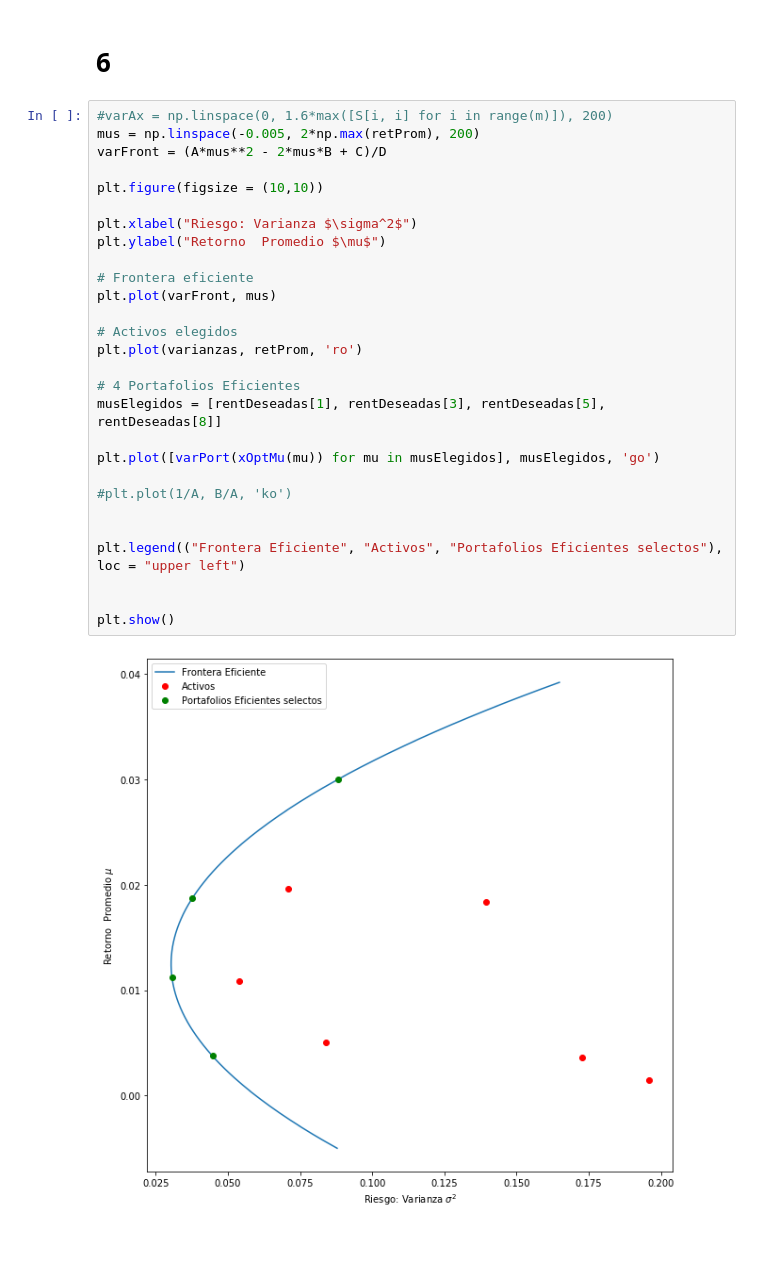
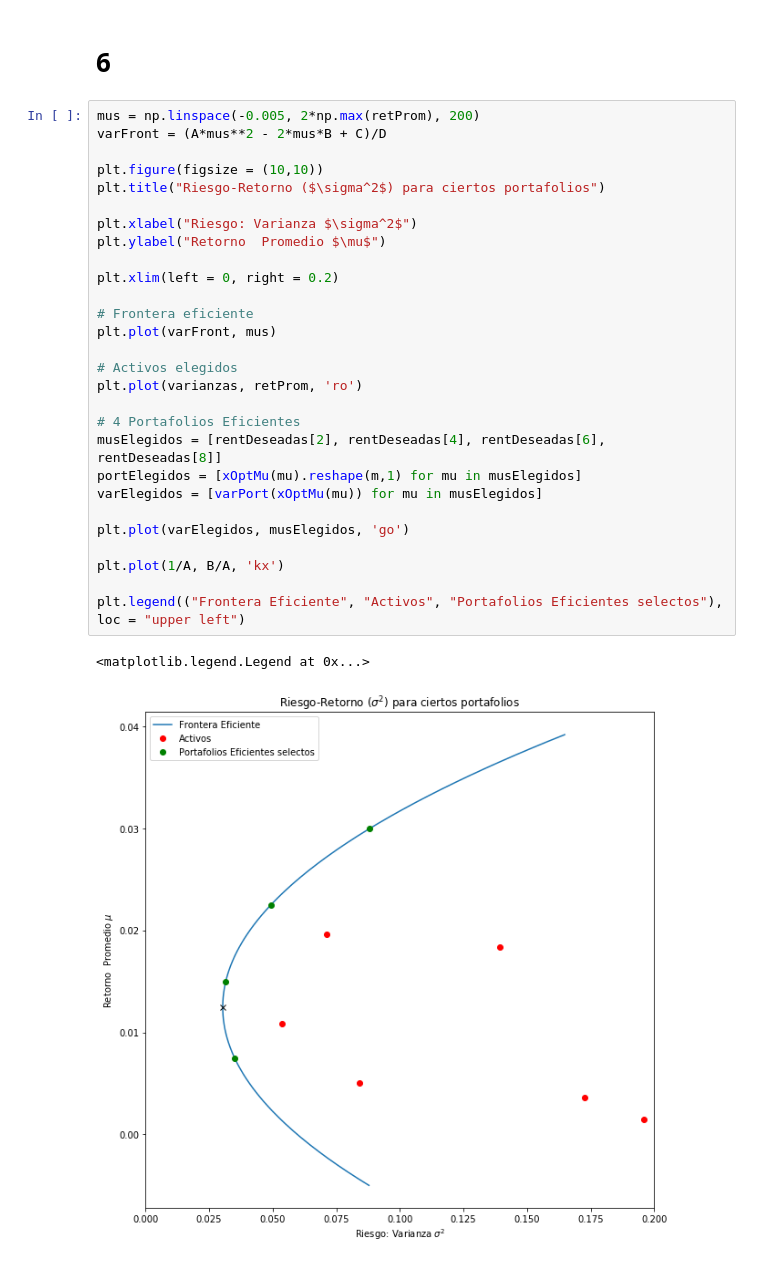
Before and after one commit to Cohnan/FinancialAdministrationModels, a Jupyter notebook: Proyecto 1 - Sebastian Puerto.ipynb, the cells around one changed output. Saved outputs shown, nothing was run; the diff lists cells and outputs as text.

```diff
--- a/Proyecto 1 - Sebastian Puerto.ipynb
+++ b/Proyecto 1 - Sebastian Puerto.ipynb
@@ -228,32 +228,33 @@ En todos los portafolios hay posiciones en corto para al menos un activo.
 # %% [markdown]
 # 6
 # %%
-#varAx = np.linspace(0, 1.6*max([S[i, i] for i in range(m)]), 200)
 mus = np.linspace(-0.005, 2*np.max(retProm), 200)
 varFront = (A*mus**2 - 2*mus*B + C)/D
 
 plt.figure(figsize = (10,10))
+plt.title("Riesgo-Retorno ($\sigma^2$) para ciertos portafolios")
 
 plt.xlabel("Riesgo: Varianza $\sigma^2$")
 plt.ylabel("Retorno  Promedio $\mu$")
+
+plt.xlim(left = 0, right = 0.2)
 
 # Frontera eficiente
 plt.plot(varFront, mus)
 
 # Activos elegidos
 plt.plot(varianzas, retProm, 'ro')
 
 # 4 Portafolios Eficientes
-musElegidos = [rentDeseadas[1], rentDeseadas[3], rentDeseadas[5], rentDeseadas[8]]
+musElegidos = [rentDeseadas[2], rentDeseadas[4], rentDeseadas[6], rentDeseadas[8]]
+portElegidos = [xOptMu(mu).reshape(m,1) for mu in musElegidos]
+varElegidos = [varPort(xOptMu(mu)) for mu in musElegidos]
 
-plt.plot([varPort(xOptMu(mu)) for mu in musElegidos], musElegidos, 'go')
+plt.plot(varElegidos, musElegidos, 'go')
 
-#plt.plot(1/A, B/A, 'ko')
-
+plt.plot(1/A, B/A, 'kx')
 
 plt.legend(("Frontera Eficiente", "Activos", "Portafolios Eficientes selectos"), loc = "upper left")
-
-
-plt.show()
 # %% [output]
+<matplotlib.legend.Legend at 0x...>
-[figure, old version]
+[figure, new version]
```
Also changed, not shown: parts of 10 cells of this notebook.
